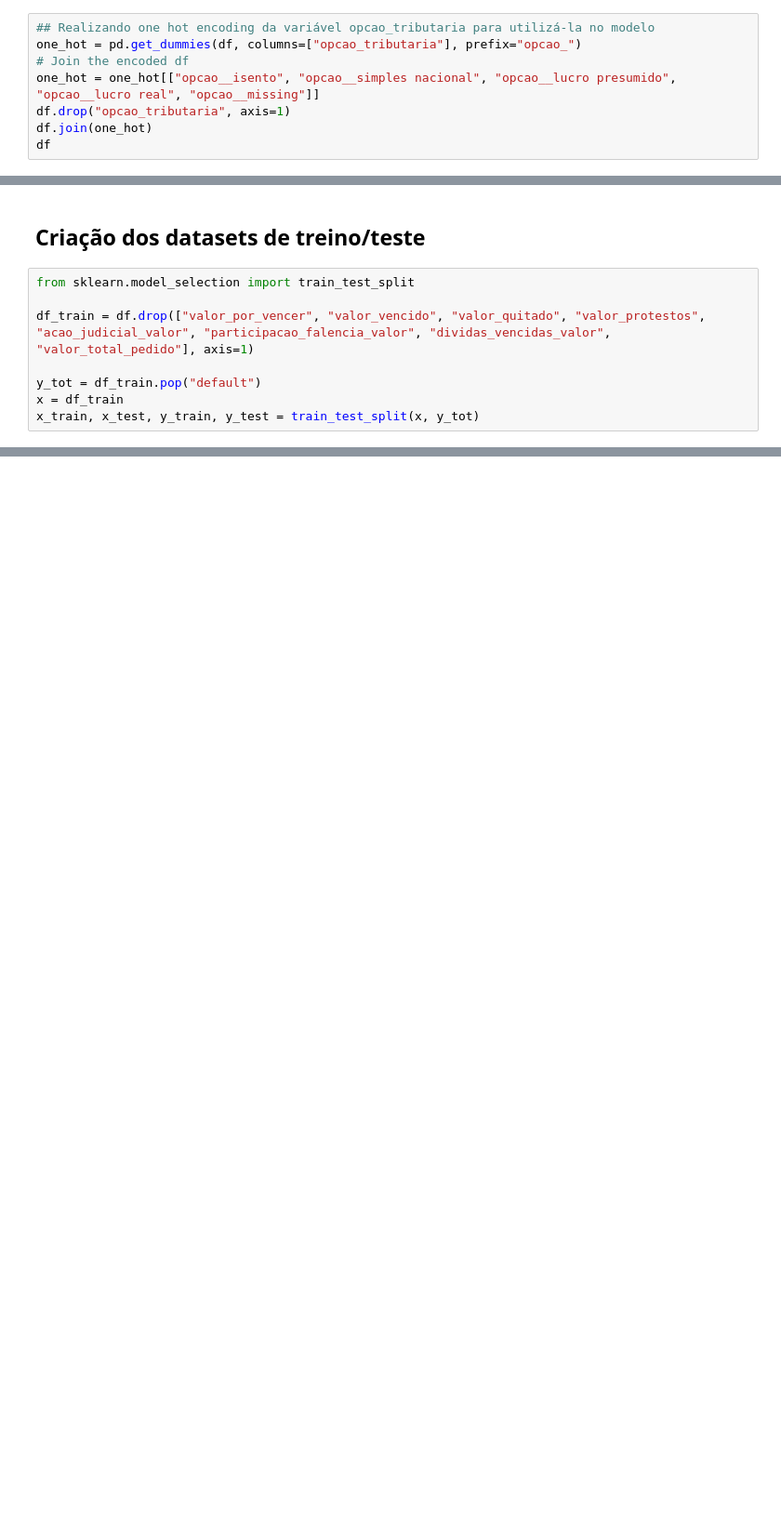
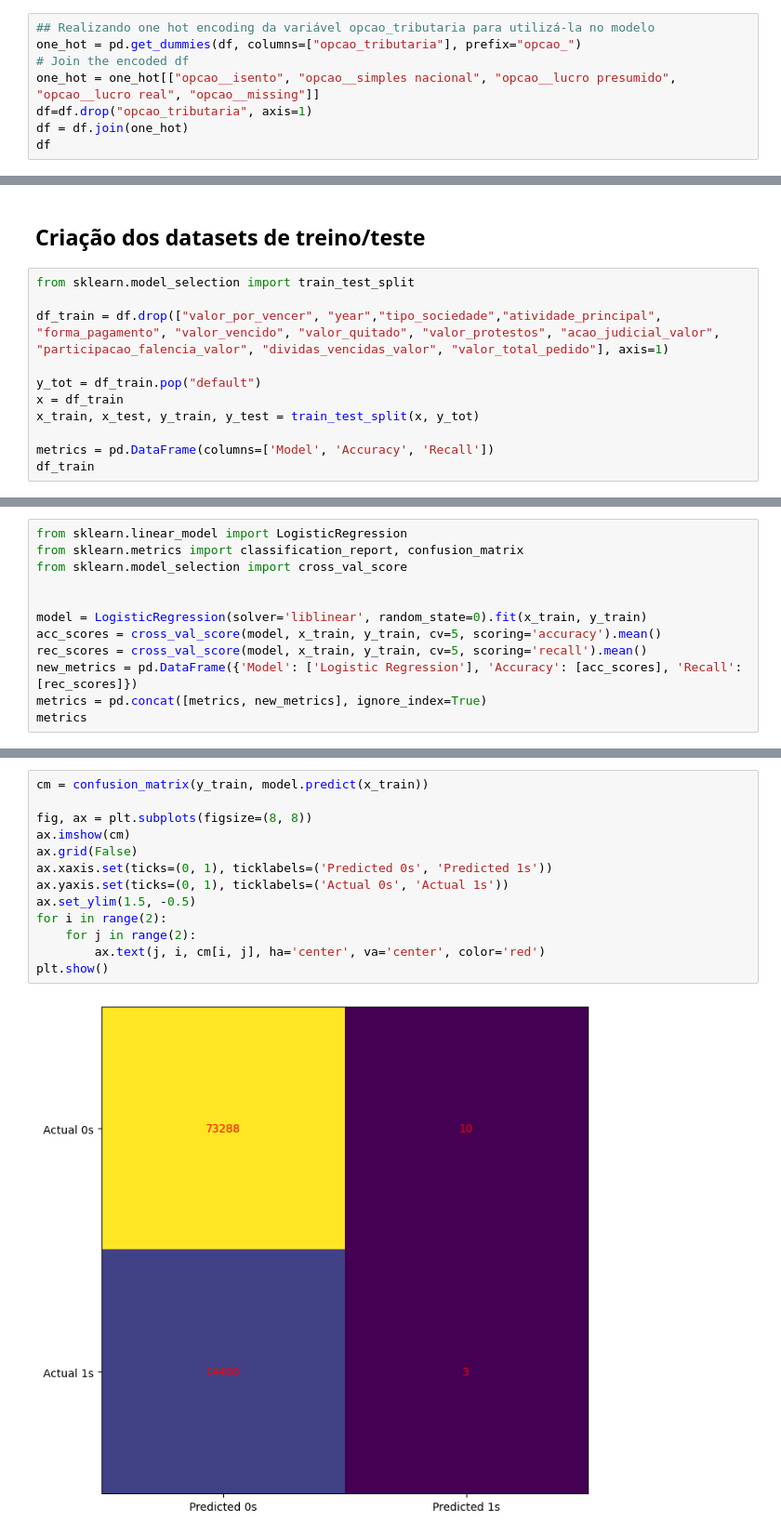
Before and after one commit to cfm-alm/solucao_exercicio_DSteam_est_shared2, a Jupyter notebook: teste.ipynb, the cells around one changed output, grey strips where cells are left out. Shown at 93% size. Cells and saved outputs as stored; diff of their text form; blank space fills up the shorter version.

Commit message:
02 - Need 2 fix low recall

```diff
--- a/teste.ipynb
+++ b/teste.ipynb
@@ -198,8 +198,8 @@ for var in var_categoricas:
 one_hot = pd.get_dummies(df, columns=["opcao_tributaria"], prefix="opcao_")
 # Join the encoded df
 one_hot = one_hot[["opcao__isento", "opcao__simples nacional", "opcao__lucro presumido", "opcao__lucro real", "opcao__missing"]]
-df.drop("opcao_tributaria", axis=1)
-df.join(one_hot)
+df=df.drop("opcao_tributaria", axis=1)
+df = df.join(one_hot)
 df
 # %% [output]
 |  | default_3months | ioi_36months | ioi_3months | valor_por_vencer | valor_vencido | valor_quitado | ... |
@@ -220,8 +220,11 @@ df
 # %%
 from sklearn.model_selection import train_test_split
 
-df_train = df.drop(["valor_por_vencer", "valor_vencido", "valor_quitado", "valor_protestos", "acao_judicial_valor", "participacao_falencia_valor", "dividas_vencidas_valor", "valor_total_pedido"], axis=1)
+df_train = df.drop(["valor_por_vencer", "year","tipo_sociedade","atividade_principal", "forma_pagamento", "valor_vencido", "valor_quitado", "valor_protestos", "acao_judicial_valor", "participacao_falencia_valor", "dividas_vencidas_valor", "valor_total_pedido"], axis=1)
 
 y_tot = df_train.pop("default")
 x = df_train
 x_train, x_test, y_train, y_test = train_test_split(x, y_tot)
+
+metrics = pd.DataFrame(columns=['Model', 'Accuracy', 'Recall'])
+df_train
@@ -227,0 +247,12 @@ x_train, x_test, y_train, y_test = train_test_split(x, y_tot)
+# %%
+from sklearn.linear_model import LogisticRegression
+from sklearn.metrics import classification_report, confusion_matrix
+from sklearn.model_selection import cross_val_score
+
+
+model = LogisticRegression(solver='liblinear', random_state=0).fit(x_train, y_train)
+acc_scores = cross_val_score(model, x_train, y_train, cv=5, scoring='accuracy').mean()
+rec_scores = cross_val_score(model, x_train, y_train, cv=5, scoring='recall').mean()
+new_metrics = pd.DataFrame({'Model': ['Logistic Regression'], 'Accuracy': [acc_scores], 'Recall': [rec_scores]})
+metrics = pd.concat([metrics, new_metrics], ignore_index=True)
+metrics
@@ -227,0 +262,15 @@ x_train, x_test, y_train, y_test = train_test_split(x, y_tot)
+# %%
+cm = confusion_matrix(y_train, model.predict(x_train))
+
+fig, ax = plt.subplots(figsize=(8, 8))
+ax.imshow(cm)
+ax.grid(False)
+ax.xaxis.set(ticks=(0, 1), ticklabels=('Predicted 0s', 'Predicted 1s'))
+ax.yaxis.set(ticks=(0, 1), ticklabels=('Actual 0s', 'Actual 1s'))
+ax.set_ylim(1.5, -0.5)
+for i in range(2):
+    for j in range(2):
+        ax.text(j, i, cm[i, j], ha='center', va='center', color='red')
+plt.show()
+# %% [output]
+[figure, added]
```
Also changed, not shown: parts of 6 cells of this notebook.
